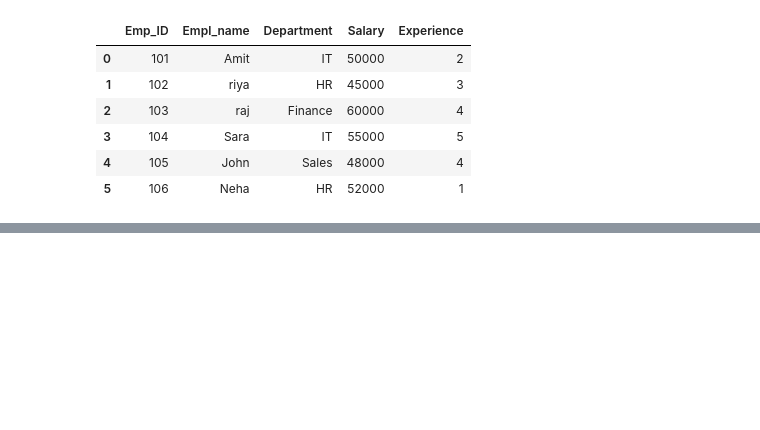
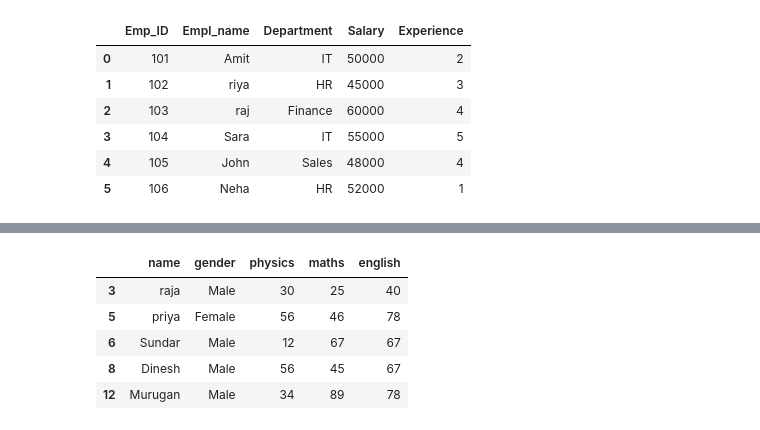
Before and after one commit to Devendra-stack/data-science-45days, a Jupyter notebook: day9.ipynb, the cells around one changed output, grey strips where cells are left out. Saved outputs shown, nothing was run; the diff lists cells and outputs as text; code cells hidden in the pictures; blank space fills up the shorter version.

```diff
--- a/day9.ipynb
+++ b/day9.ipynb
@@ -200,0 +266,18 @@ df
+# %%
+import pandas as pd
+url = "https://raw.githubusercontent.com/rajendra0968jangid/Ds-Arya/main/student-data.json"
+df = pd.read_json(url)
+# filter 1
+# df[df["english"] == 95]
+df
+# filter 2
+#df[df["maths"] < 60]
+
+df[df["physics"]<=56]
+# %% [output]
+|  | name | gender | physics | maths | english |
+| 3 | raja | Male | 30 | 25 | 40 |
+| 5 | priya | Female | 56 | 46 | 78 |
+| 6 | Sundar | Male | 12 | 67 | 67 |
+| 8 | Dinesh | Male | 56 | 45 | 67 |
+| 12 | Murugan | Male | 34 | 89 | 78 |
```
Also changed, not shown: parts of 5 cells of this notebook.
